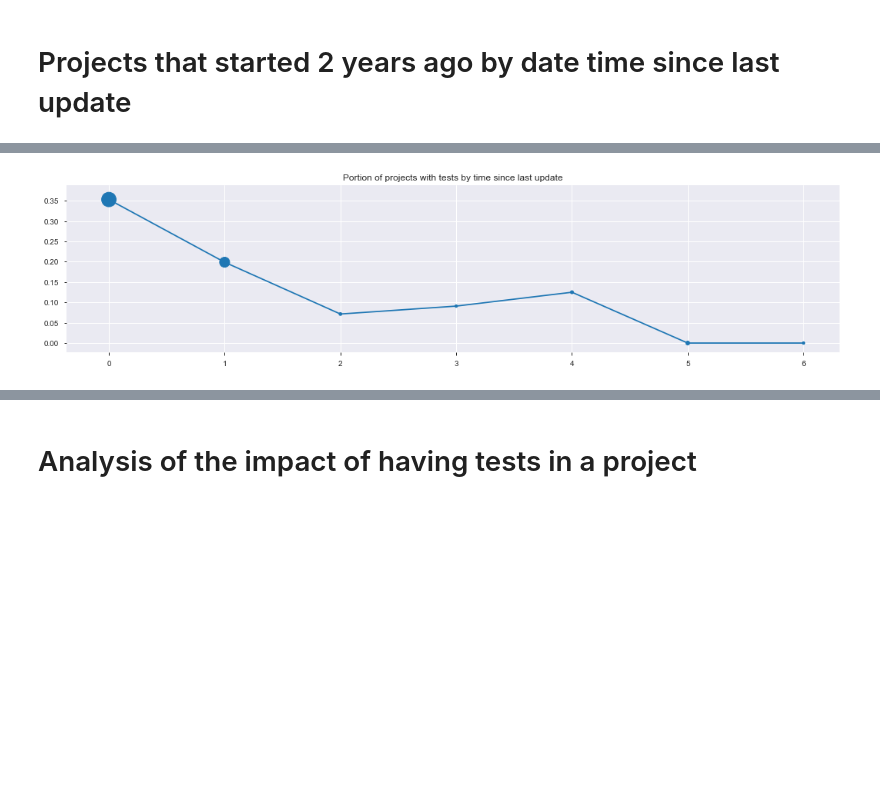
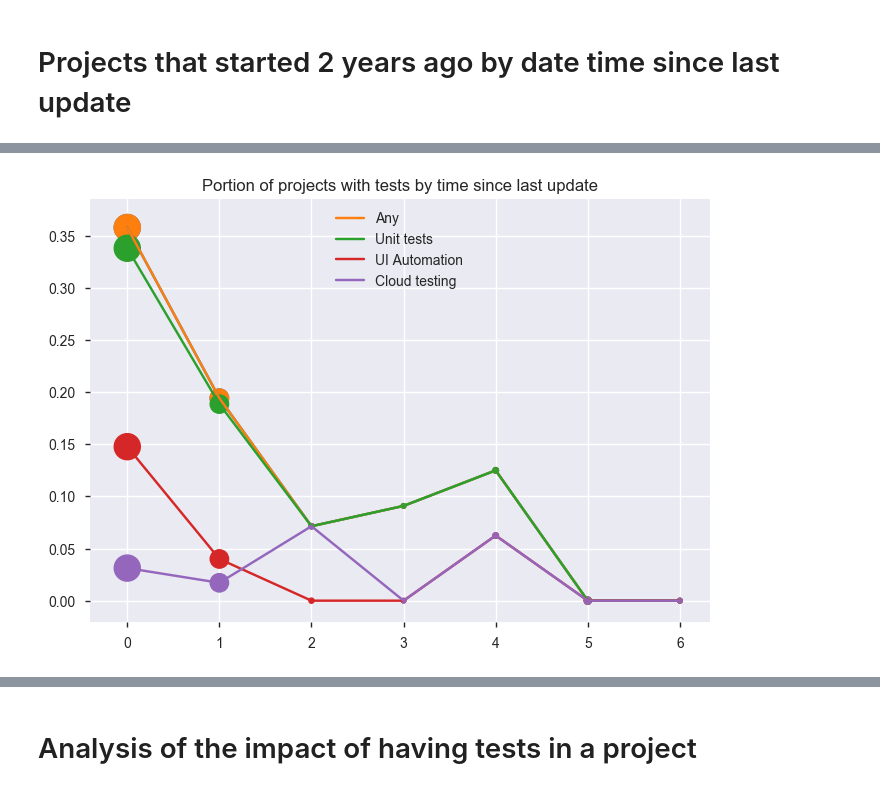
Before and after one commit to luiscruz/android_test_inspector, a Jupyter notebook: exploratory_analysis/1_ea.ipynb, the cells around one changed output, grey strips where cells are left out. Cells and saved outputs as stored; diff of their text form; code cells hidden in the pictures; blank space fills up the shorter version.

```diff
--- a/exploratory_analysis/1_ea.ipynb
+++ b/exploratory_analysis/1_ea.ipynb
@@ -284,7 +364,11 @@ def tests_in_projects_by_time_of_update(df_projects, frameworks, label=None,
         legend = ax.legend(loc='upper center', shadow=True)
     if title:
         plt.title(title)
-# %%
-tests_in_projects_by_time_of_update(df_old, unit_test_frameworks+ui_automation_frameworks+cloud_test_services)
-# %% [output]
-[figure, removed]
+# %%
+tests_in_projects_by_time_of_update(df_old, unit_test_frameworks+ui_automation_frameworks+cloud_test_services)
+tests_in_projects_by_time_of_update(df_old, unit_test_frameworks+ui_automation_frameworks+cloud_test_services, label="Any")
+tests_in_projects_by_time_of_update(df_old, unit_test_frameworks, label="Unit tests")
+tests_in_projects_by_time_of_update(df_old, ui_automation_frameworks, label="UI Automation")
+tests_in_projects_by_time_of_update(df_old, cloud_test_services, label="Cloud testing")
+# %% [output]
+[figure, added]
```
Also changed, not shown: parts of 30 cells of this notebook, 2 other files.
